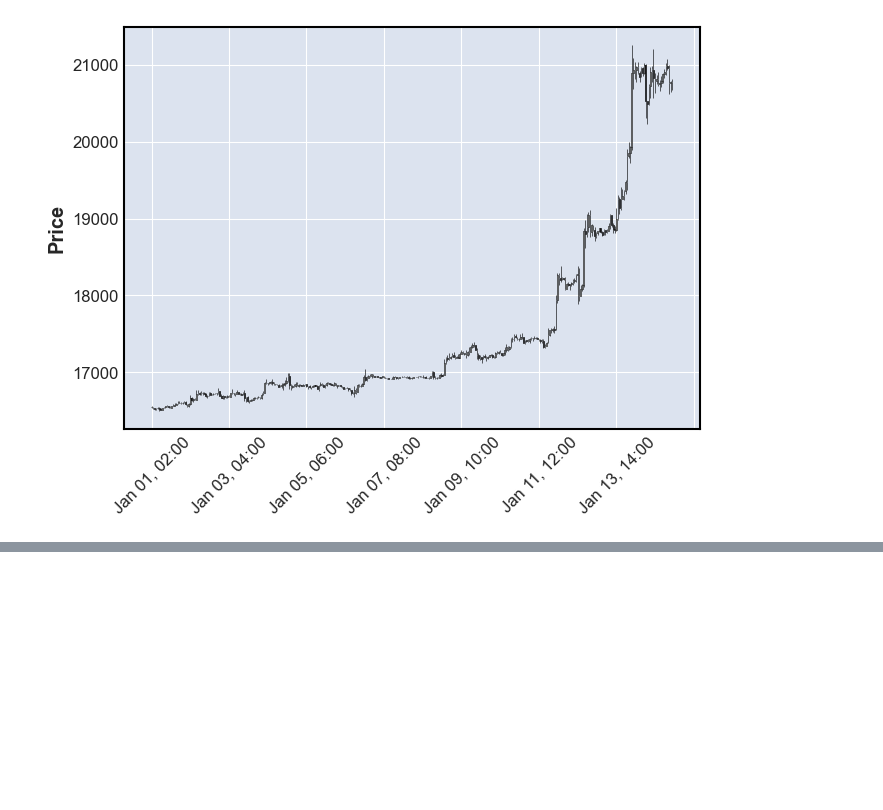
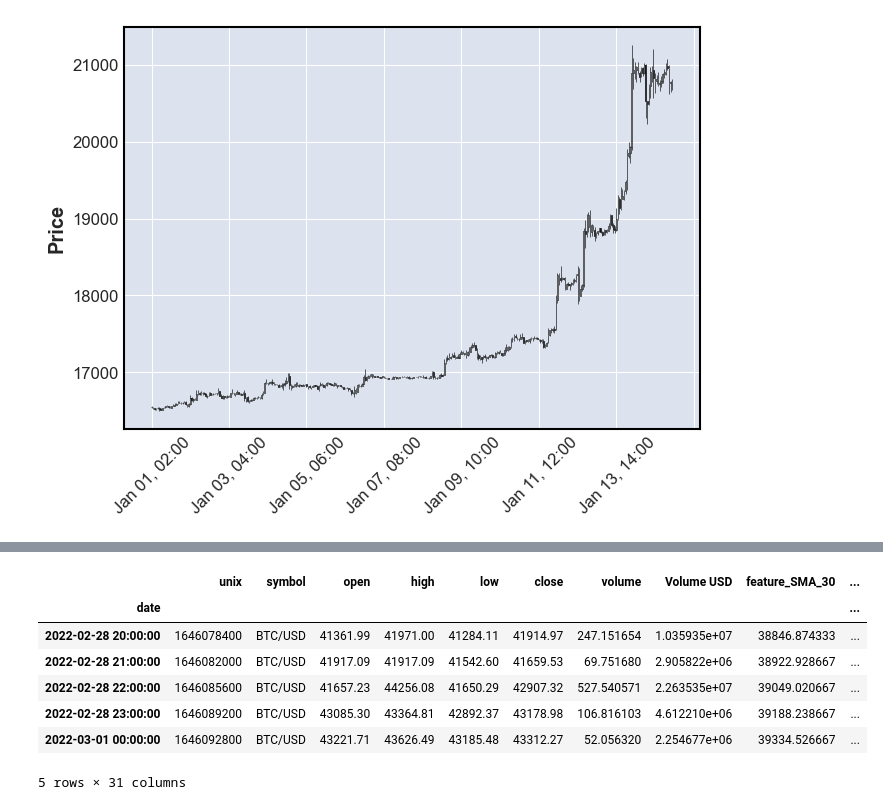
Before and after one commit to loki-zhou/backtrader, a Jupyter notebook: example/gym/indicator_test.ipynb, the cells around one changed output, grey strips where cells are left out. Saved outputs shown, nothing was run; the diff lists cells and outputs as text; code cells hidden in the pictures; blank space fills up the shorter version.

```diff
--- a/example/gym/indicator_test.ipynb
+++ b/example/gym/indicator_test.ipynb
@@ -15,0 +107,11 @@ mpf.plot(df, type='candle')
+# %%
+df.tail()
+# %% [output]
+|  | unix | symbol | open | high | low | close | volume | Volume USD | feature_SMA_30 | ... |
+| date |  |  |  |  |  |  |  |  |  | ... |
+| 2022-02-28 20:00:00 | 1646078400 | BTC/USD | 41361.99 | 41971.00 | 41284.11 | 41914.97 | 247.151654 | 1.035935e+07 | 38846.874333 | ... |
+| 2022-02-28 21:00:00 | 1646082000 | BTC/USD | 41917.09 | 41917.09 | 41542.60 | 41659.53 | 69.751680 | 2.905822e+06 | 38922.928667 | ... |
+| 2022-02-28 22:00:00 | 1646085600 | BTC/USD | 41657.23 | 44256.08 | 41650.29 | 42907.32 | 527.540571 | 2.263535e+07 | 39049.020667 | ... |
+| 2022-02-28 23:00:00 | 1646089200 | BTC/USD | 43085.30 | 43364.81 | 42892.37 | 43178.98 | 106.816103 | 4.612210e+06 | 39188.238667 | ... |
+| 2022-03-01 00:00:00 | 1646092800 | BTC/USD | 43221.71 | 43626.49 | 43185.48 | 43312.27 | 52.056320 | 2.254677e+06 | 39334.526667 | ... |
+5 rows × 31 columns
```
Also changed, not shown: parts of 5 cells of this notebook, 8 other files.
